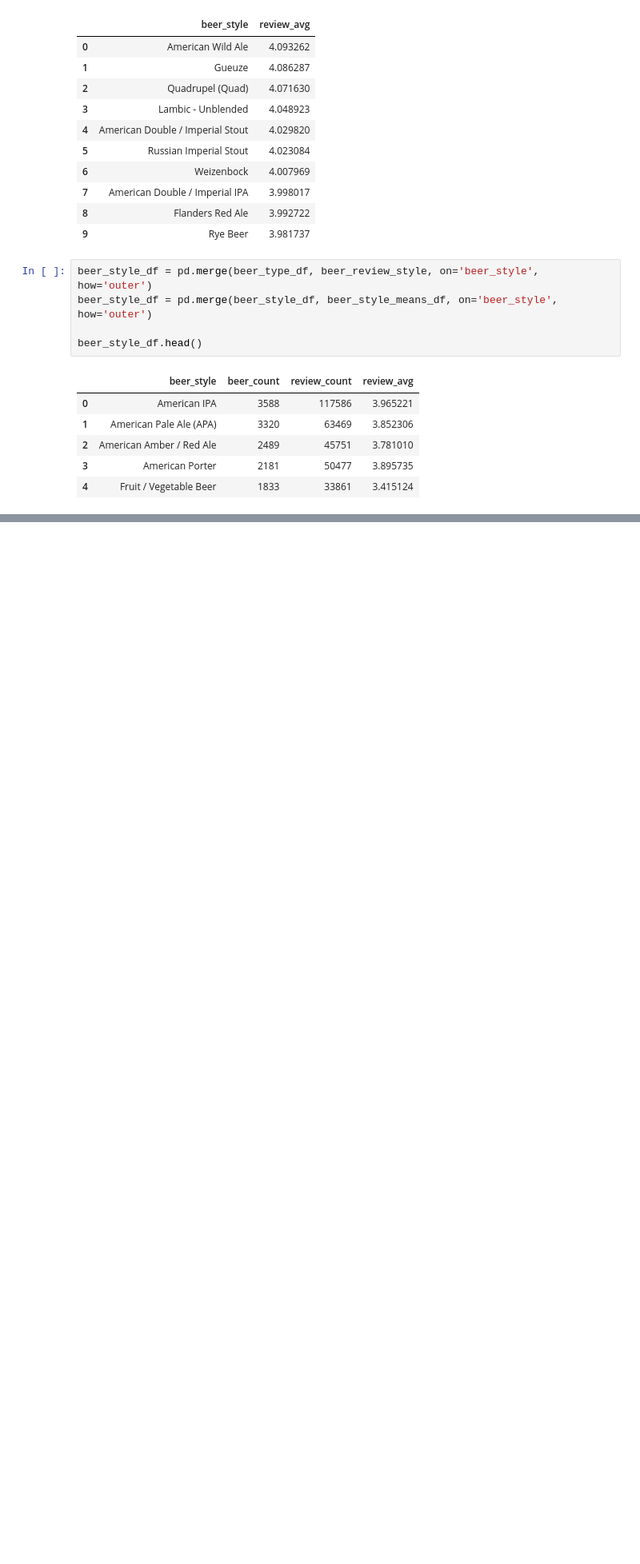
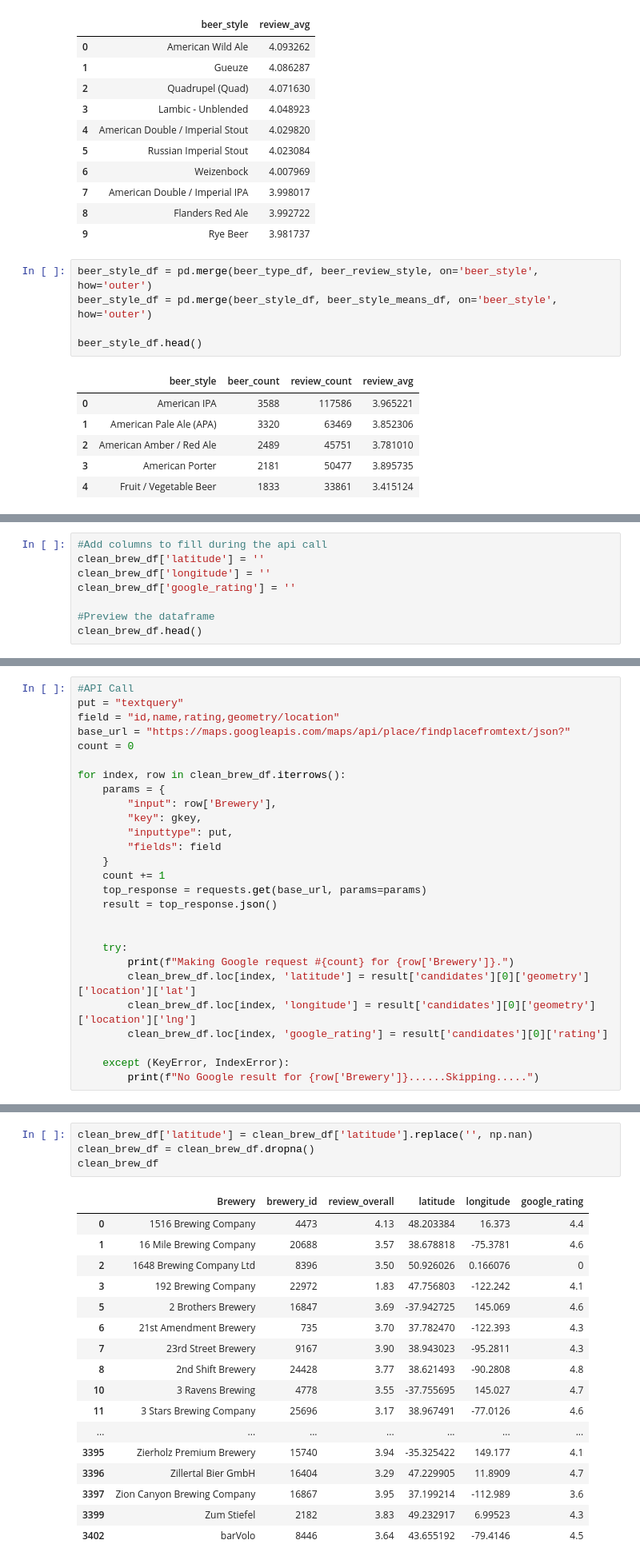
Before and after one commit to kreitlerj/Beer-Data-Project, a Jupyter notebook: Beer_Data_Cleaning.ipynb, the cells around one changed output, grey strips where cells are left out. Shown: that part at 80% size. Saved outputs shown, nothing was run; the diff lists cells and outputs as text; blank space fills up the shorter version.

```diff
--- a/Beer_Data_Cleaning.ipynb
+++ b/Beer_Data_Cleaning.ipynb
@@ -294,0 +311,8 @@ brewery_avg_rating_df.head()
+# %%
+#Add columns to fill during the api call
+clean_brew_df['latitude'] = ''
+clean_brew_df['longitude'] = ''
+clean_brew_df['google_rating'] = ''
+
+#Preview the dataframe
+clean_brew_df.head()
@@ -294,0 +326,27 @@ brewery_avg_rating_df.head()
+# %%
+#API Call
+put = "textquery"
+field = "id,name,rating,geometry/location"
+base_url = "https://maps.googleapis.com/maps/api/place/findplacefromtext/json?"
+count = 0
+
+for index, row in clean_brew_df.iterrows():
+    params = {
+        "input": row['Brewery'],
+        "key": gkey,
+        "inputtype": put,
+        "fields": field
+    }
+    count += 1
+    top_response = requests.get(base_url, params=params)
+    result = top_response.json()
+
+
+    try:
+        print(f"Making Google request #{count} for {row['Brewery']}.")
+        clean_brew_df.loc[index, 'latitude'] = result['candidates'][0]['geometry']['location']['lat']
+        clean_brew_df.loc[index, 'longitude'] = result['candidates'][0]['geometry']['location']['lng']
+        clean_brew_df.loc[index, 'google_rating'] = result['candidates'][0]['rating']
+
+    except (KeyError, IndexError):
+        print(f"No Google result for {row['Brewery']}......Skipping.....")
@@ -294,0 +371,22 @@ brewery_avg_rating_df.head()
+# %%
+clean_brew_df['latitude'] = clean_brew_df['latitude'].replace('', np.nan)
+clean_brew_df = clean_brew_df.dropna()
+clean_brew_df
+# %% [output]
+|  | Brewery | brewery_id | review_overall | latitude | longitude | google_rating |
+| 0 | 1516 Brewing Company | 4473 | 4.13 | 48.203384 | 16.373 | 4.4 |
+| 1 | 16 Mile Brewing Company | 20688 | 3.57 | 38.678818 | -75.3781 | 4.6 |
+| 2 | 1648 Brewing Company Ltd | 8396 | 3.50 | 50.926026 | 0.166076 | 0 |
+| 3 | 192 Brewing Company | 22972 | 1.83 | 47.756803 | -122.242 | 4.1 |
+| 5 | 2 Brothers Brewery | 16847 | 3.69 | -37.942725 | 145.069 | 4.6 |
+| 6 | 21st Amendment Brewery | 735 | 3.70 | 37.782470 | -122.393 | 4.3 |
+| 7 | 23rd Street Brewery | 9167 | 3.90 | 38.943023 | -95.2811 | 4.3 |
+| 8 | 2nd Shift Brewery | 24428 | 3.77 | 38.621493 | -90.2808 | 4.8 |
+| 10 | 3 Ravens Brewing | 4778 | 3.55 | -37.755695 | 145.027 | 4.7 |
+| 11 | 3 Stars Brewing Company | 25696 | 3.17 | 38.967491 | -77.0126 | 4.6 |
+| ... | ... | ... | ... | ... | ... | ... |
+| 3395 | Zierholz Premium Brewery | 15740 | 3.94 | -35.325422 | 149.177 | 4.1 |
+| 3396 | Zillertal Bier GmbH | 16404 | 3.29 | 47.229905 | 11.8909 | 4.7 |
+| 3397 | Zion Canyon Brewing Company | 16867 | 3.95 | 37.199214 | -112.989 | 3.6 |
+| 3399 | Zum Stiefel | 2182 | 3.83 | 49.232917 | 6.99523 | 4.3 |
+| 3402 | barVolo | 8446 | 3.64 | 43.655192 | -79.4146 | 4.5 |
```
Also changed, not shown: parts of 11 cells of this notebook, 3 other files.
